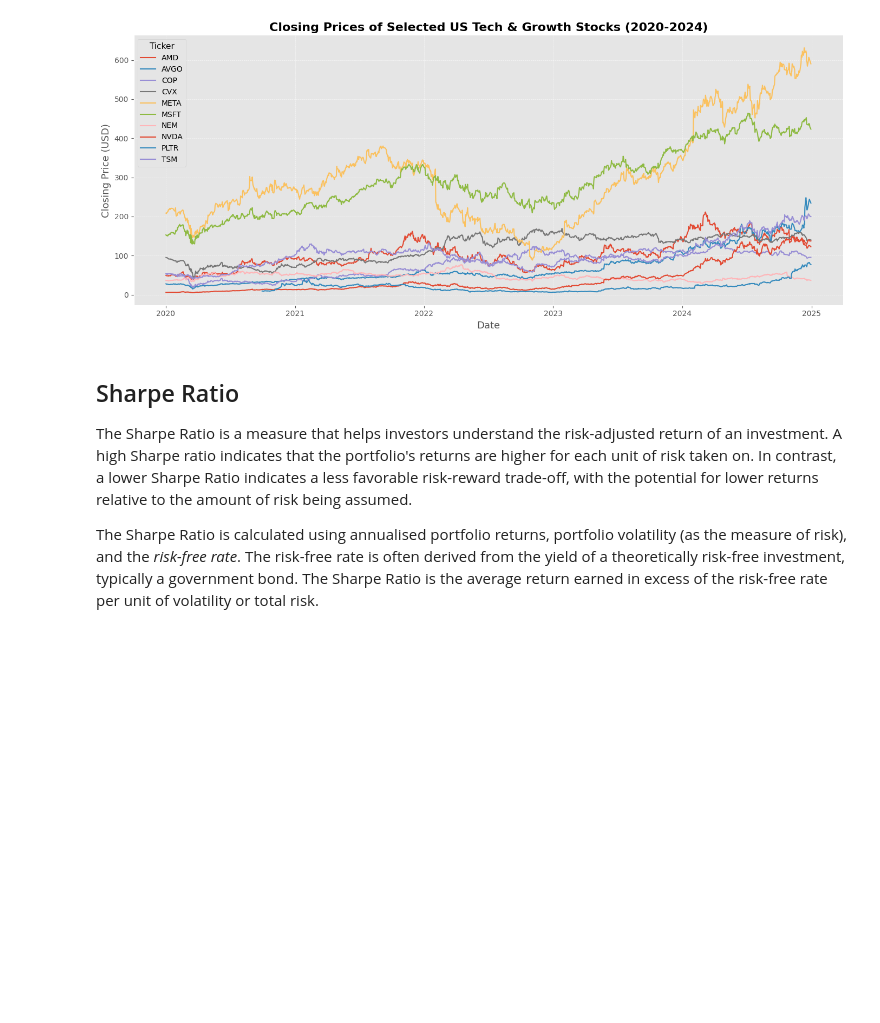
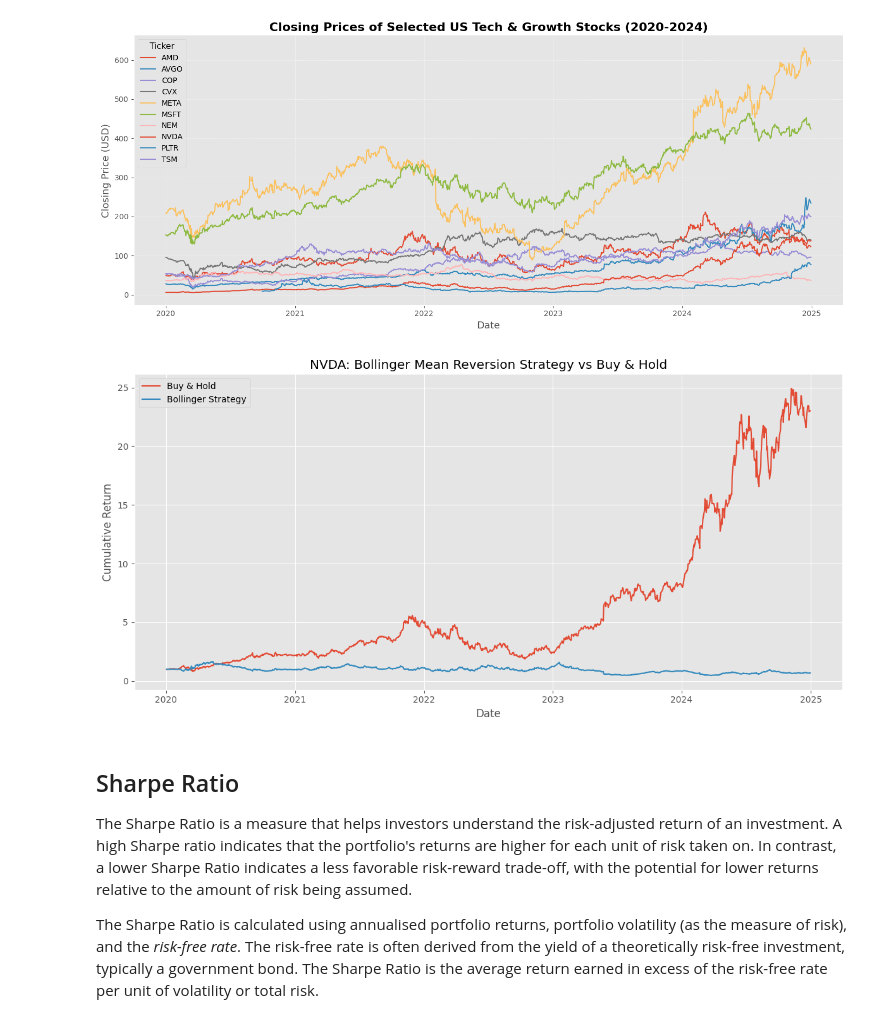
Before and after one commit to Imperial-Business-School/python-for-finance-jume8jume7, a Jupyter notebook: Individual Assignment/Portfolios.ipynb, the cells around one changed output. Cells and saved outputs as stored; diff of their text form; code cells hidden in the pictures; blank space fills up the shorter version.

```diff
--- a/Individual Assignment/Portfolios.ipynb
+++ b/Individual Assignment/Portfolios.ipynb
@@ -185,6 +185,48 @@ sns.despine()
 plt.show()
 # %% [output]
 [figure]
+# %%
+# NVDA
+df = multidata[multidata['Ticker'] == 'NVDA'].copy()
+
+# Calculate Bollinger Bands
+df['SMA20'] = df['Close'].rolling(window=20).mean()
+df['Upper'] = df['SMA20'] + 2 * df['Close'].rolling(window=20).std()
+df['Lower'] = df['SMA20'] - 2 * df['Close'].rolling(window=20).std()
+
+# Generate signals
+df['Position'] = 0
+df.loc[df['Close'] < df['Lower'], 'Position'] = 1   # Long entry
+df.loc[df['Close'] > df['Upper'], 'Position'] = -1  # Short entry
+
+# Exit: revert to mean (SMA)
+df.loc[(df['Close'] >= df['SMA20']) & (df['Position'] == 1), 'Position'] = 0
+df.loc[(df['Close'] <= df['SMA20']) & (df['Position'] == -1), 'Position'] = 0
+
+# Forward fill positions to simulate holding
+df['Position'] = df['Position'].replace(to_replace=0, method='ffill').fillna(0)
+
+# Daily return and strategy return
+df['Return'] = df['Close'].pct_change()
+df['Strategy'] = df['Position'].shift(1) * df['Return']  # Shift to avoid look-ahead bias
+
+# Cumulative return
+df['Cumulative Market'] = (1 + df['Return']).cumprod()
+df['Cumulative Strategy'] = (1 + df['Strategy']).cumprod()
+
+# Plot performance
+plt.figure(figsize=(12, 6))
+plt.plot(df.index, df['Cumulative Market'], label='Buy & Hold')
+plt.plot(df.index, df['Cumulative Strategy'], label='Bollinger Strategy')
+plt.title("NVDA: Bollinger Mean Reversion Strategy vs Buy & Hold")
+plt.xlabel("Date")
+plt.ylabel("Cumulative Return")
+plt.legend()
+plt.grid(True)
+plt.tight_layout()
+plt.show()
+# %% [output]
+[figure, added]
 # %% [markdown]
 ## Sharpe Ratio
 
```
Also changed, not shown: 7 other files.
